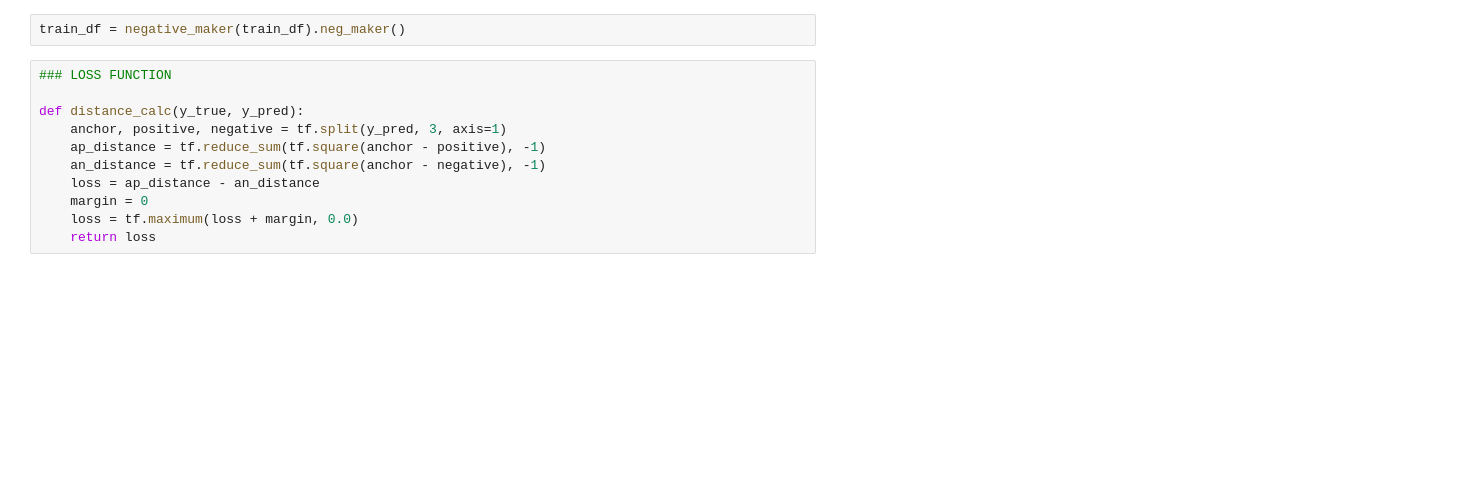
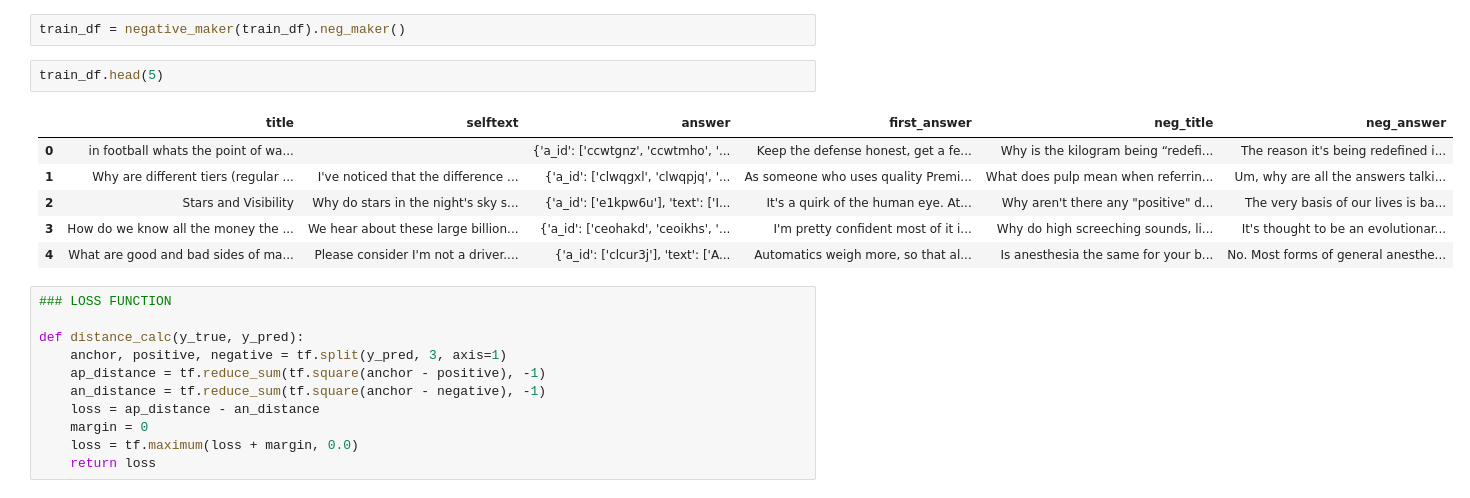
Before and after one commit to malinphy/Question-Answer-matching, a Jupyter notebook: sent_bert_mnr_cli5_v2.ipynb, the cells around one changed output. Cells and saved outputs as stored; diff of their text form; blank space fills up the shorter version.

```diff
--- a/sent_bert_mnr_cli5_v2.ipynb
+++ b/sent_bert_mnr_cli5_v2.ipynb
@@ -104,5 +110,14 @@ use_hub = hub.load("https://tfhub.dev/google/universal-sentence-encoder/4") ## u
 # %%
 train_df = negative_maker(train_df).neg_maker()
+# %%
+train_df.head(5)
+# %% [output]
+|  | title | selftext | answer | first_answer | neg_title | neg_answer |
+| 0 | in football whats the point of wa... |  | {'a_id': ['ccwtgnz', 'ccwtmho', '... | Keep the defense honest, get a fe... | Why is the kilogram being “redefi... | The reason it's being redefined i... |
+| 1 | Why are different tiers (regular ... | I've noticed that the difference ... | {'a_id': ['clwqgxl', 'clwqpjq', '... | As someone who uses quality Premi... | What does pulp mean when referrin... | Um, why are all the answers talki... |
+| 2 | Stars and Visibility | Why do stars in the night's sky s... | {'a_id': ['e1kpw6u'], 'text': ['I... | It's a quirk of the human eye. At... | Why aren't there any "positive" d... | The very basis of our lives is ba... |
+| 3 | How do we know all the money the ... | We hear about these large billion... | {'a_id': ['ceohakd', 'ceoikhs', '... | I'm pretty confident most of it i... | Why do high screeching sounds, li... | It's thought to be an evolutionar... |
+| 4 | What are good and bad sides of ma... | Please consider I'm not a driver.... | {'a_id': ['clcur3j'], 'text': ['A... | Automatics weigh more, so that al... | Is anesthesia the same for your b... | No. Most forms of general anesthe... |
 # %%
 ### LOSS FUNCTION
 
```
Also changed, not shown: parts of 20 cells of this notebook.
